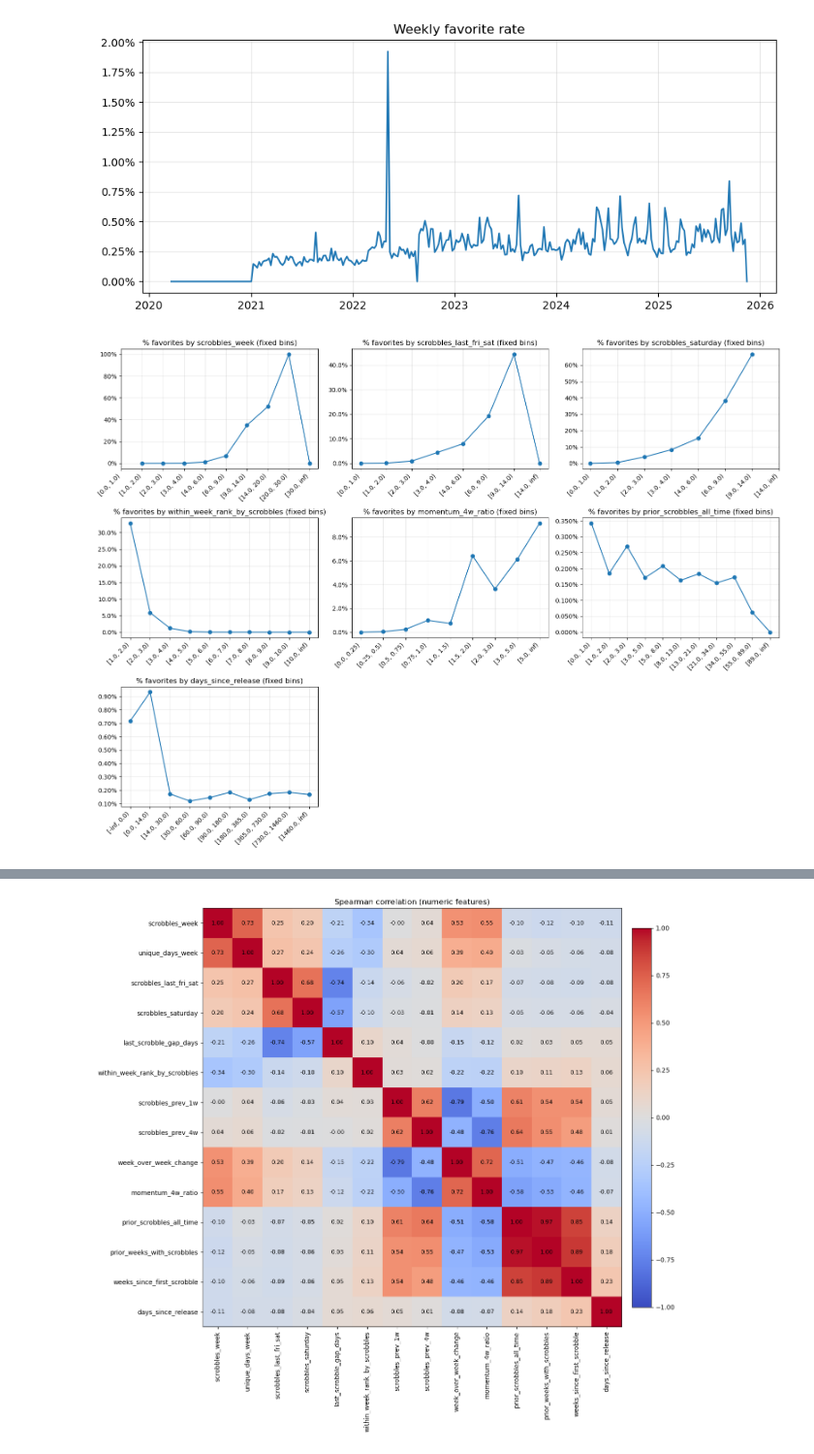
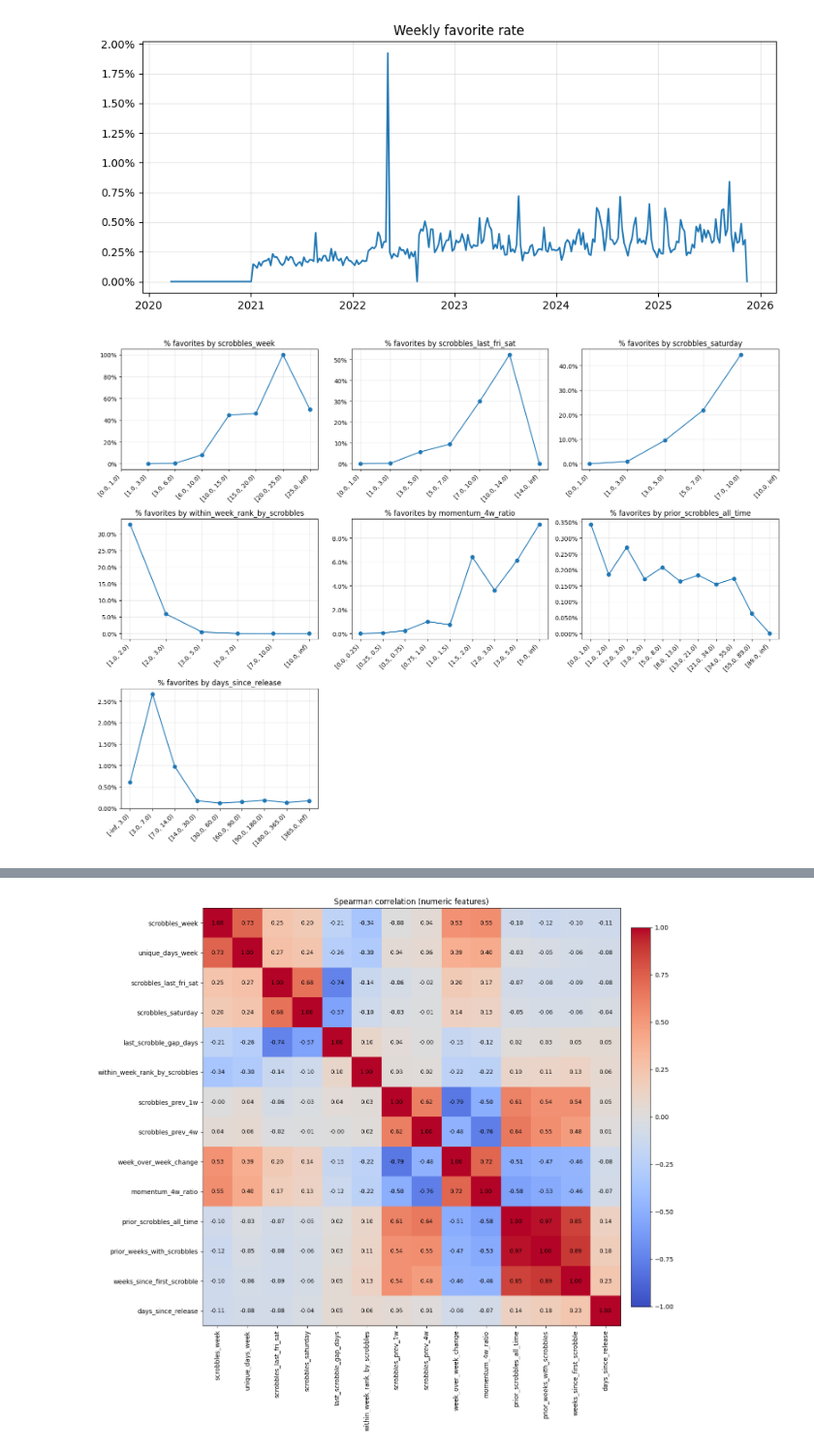
Before and after one commit to Tyainss/song-of-the-week, a Jupyter notebook: notebooks/00_eda.ipynb, the cells around one changed output, grey strips where cells are left out. Shown at 97% size. Drawn from its saved outputs; the diff is of its cells as text; code cells hidden in the pictures.

```diff
--- a/notebooks/00_eda.ipynb
+++ b/notebooks/00_eda.ipynb
@@ -695,7 +770,7 @@ x_a, y_a = norm_hist(cmp["avg_nonfav_plays"], bins)
 ax = axes[0]
 ax.plot(x_a, y_a, label="avg non-favorites")
 ax.plot(x_f, y_f, label="favorite")
-ax.set_title("Weekly plays · favorite vs average")
+ax.set_title("Weekly plays - favorite vs average")
 ax.set_xlabel("Plays in week")
 ax.set_ylabel("Percent of weeks")
 ax.set_xlim(0, xmax)
@@ -709,7 +784,7 @@ x_m, y_m = norm_hist(cmp["max_nonfav_plays"], bins)
 ax = axes[1]
 ax.plot(x_m, y_m, label="max non-favorites")
 ax.plot(x_f, y_f, label="favorite")
-ax.set_title("Weekly plays · favorite vs max")
+ax.set_title("Weekly plays - favorite vs max")
 ax.set_xlabel("Plays in week")
 ax.set_ylabel("Percent of weeks")
 ax.set_xlim(0, xmax)
@@ -891,25 +973,15 @@ def chunk(seq, n):
     for i in range(0, len(seq), n):
         yield seq[i:i+n]
 
-# --- Bin edges per feature (tune if needed) ---
+
 bins_map = {
-    # weekly counts (long-tailed, many zeros)
-    "scrobbles_week":             [0, 1, 2, 3, 4, 6, 9, 14, 20, 30, np.inf],
-    "scrobbles_last_fri_sat":     [0, 1, 2, 3, 4, 6, 9, 14, np.inf],
-    "scrobbles_saturday":         [0, 1, 2, 3, 4, 6, 9, 14, np.inf],
-
-    # rank: cap at 10+ so bins are interpretable
-    # pd.cut works on numeric ranks too; final bin is (10, inf] = "11+"
-    "within_week_rank_by_scrobbles": [1, 2, 3, 4, 5, 6, 7, 8, 9, 10, np.inf],
-
-    # momentum ratio (skewed; 1 means equal to prior 4w)
+    "scrobbles_week":             [0, 1, 3, 6, 10, 15, 20, 25, np.inf],
+    "scrobbles_last_fri_sat":     [0, 1, 3, 5, 7, 10, 14, np.inf],
+    "scrobbles_saturday":         [0, 1, 3, 5, 7, 10, np.inf],
+    "within_week_rank_by_scrobbles": [1, 2, 3, 5, 7, 10, np.inf],
     "momentum_4w_ratio":          [0, 0.25, 0.5, 0.75, 1, 1.5, 2, 3, 5, np.inf],
-
-    # history magnitude (use coarse, increasing edges)
     "prior_scrobbles_all_time":   [0, 1, 2, 3, 5, 8, 13, 21, 34, 55, 89, np.inf],
-
-    # recency of release (days)
-    "days_since_release":         [-np.inf, 0, 14, 30, 60, 90, 180, 365, 730, 1460, np.inf],
+    "days_since_release":         [-np.inf, 3, 7, 14, 30, 60, 90, 180, 365, np.inf],
 }
 
 features_to_plot = [f for f in features_to_plot if f in dfw.columns]
@@ -917,33 +989,32 @@ features_to_plot = [f for f in features_to_plot if f in dfw.columns]
 for page_feats in chunk(features_to_plot, 9):
     rows, cols = 3, 3
     fig, axes = plt.subplots(rows, cols, figsize=(16, 12))
     axes = axes.ravel()
 
     for ax, feat in zip(axes, page_feats):
         bins = bins_map.get(feat)
         if bins is None:
             ax.set_visible(False)
             continue
 
         tbl = lift_by_bins(dfw, feat, target, bins=bins)
         if tbl.empty:
             ax.set_visible(False)
             continue
 
-        # x labels as interval strings
         x = np.arange(len(tbl))
         y = tbl["favorite_rate"].values
         ax.plot(x, y, marker="o")
-        ax.set_title(f"% favorites by {feat} (fixed bins)")
+        ax.set_title(f"% favorites by {feat}")
         ax.set_xticks(x)
         ax.set_xticklabels([str(iv) for iv in tbl.iloc[:, 0].astype(str)], rotation=45, ha="right")
         ax.yaxis.set_major_formatter(mtick.PercentFormatter(1.0))
         ax.grid(True, alpha=0.3)
 
     for idx in range(len(page_feats), rows*cols):
         axes[idx].set_visible(False)
 
     plt.tight_layout()
     plt.show()
 # %% [output]
-[figure, old version]
+[figure, new version]
```
Also changed, not shown: parts of 44 cells of this notebook.
